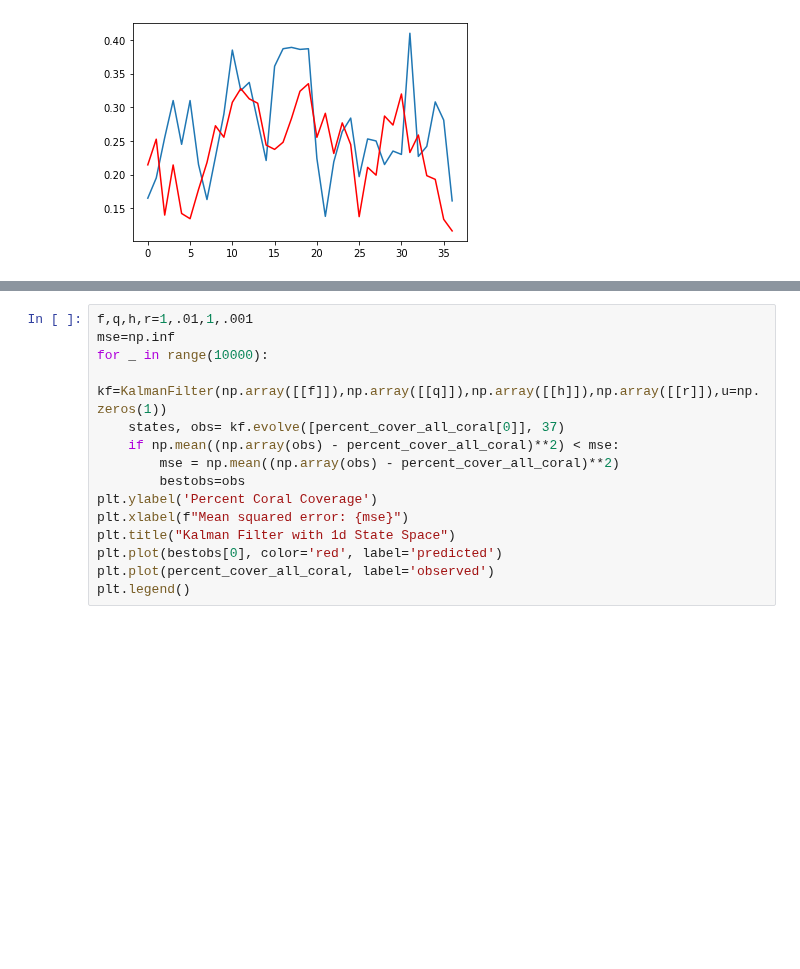
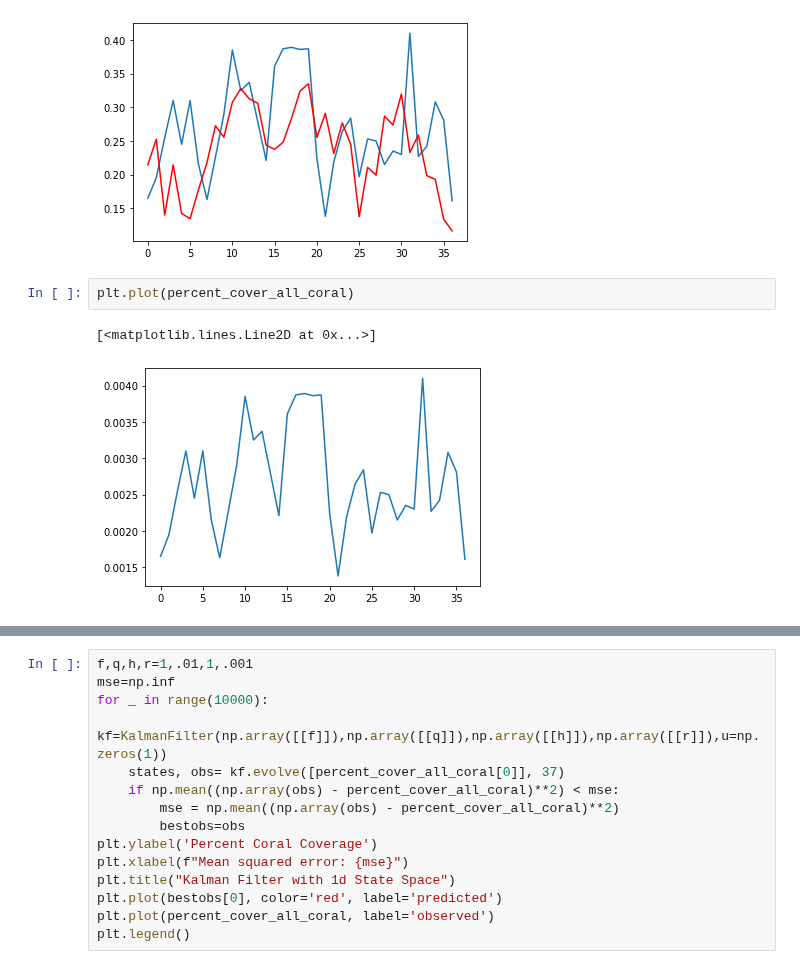
Before and after one commit to zaccmeyer/2020Crime, a Jupyter notebook: winter2024/mckay_vol3.ipynb, the cells around one changed output, grey strips where cells are left out. Drawn from its saved outputs; the diff is of its cells as text; blank space fills up the shorter version.

```diff
--- a/winter2024/mckay_vol3.ipynb
+++ b/winter2024/mckay_vol3.ipynb
@@ -495,6 +495,11 @@ plt.plot(bestobs[0], 'r')
 (0.9999999999999999, 0.001, 1.3, 0.001)
 [<matplotlib.lines.Line2D at 0x...>]
 [figure]
+# %%
+plt.plot(percent_cover_all_coral)
+# %% [output]
+[<matplotlib.lines.Line2D at 0x...>]
+[figure, added]
 # %%
 f,q,h,r=1,.01,1,.001
 mse=np.inf
```
Also changed, not shown: parts of 8 cells of this notebook, 3 other files.
